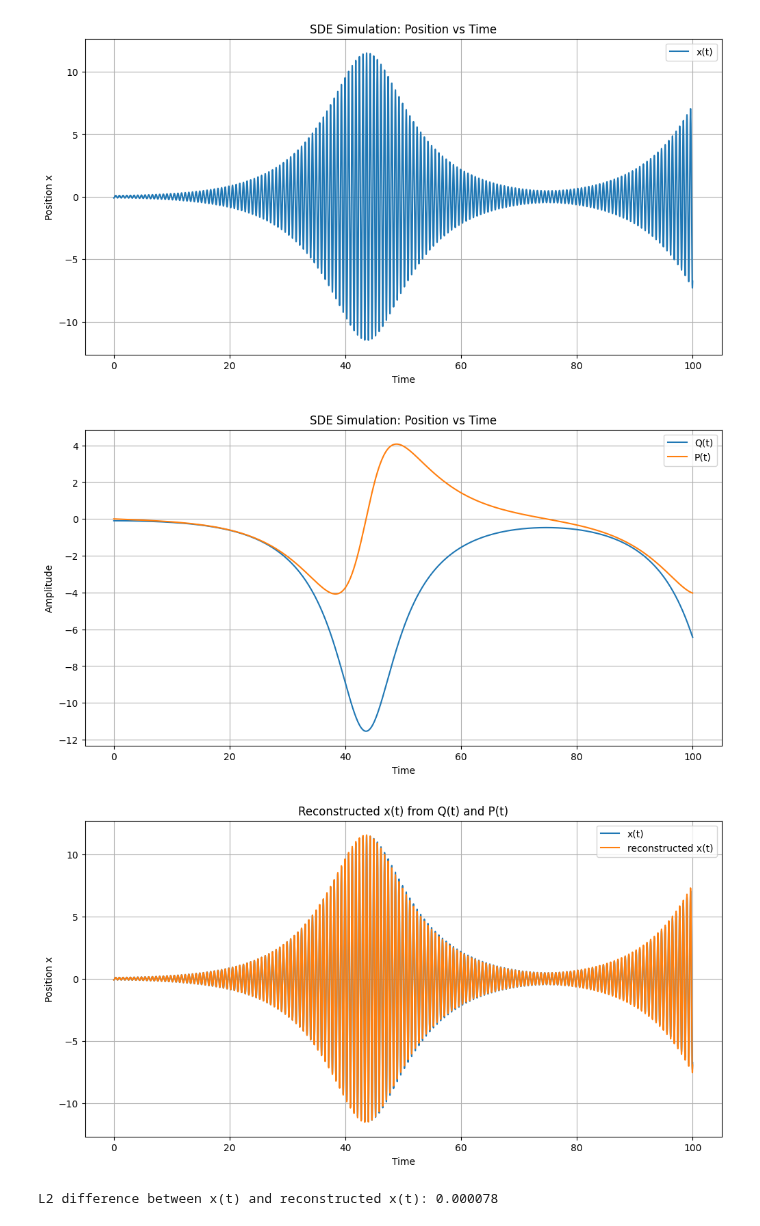
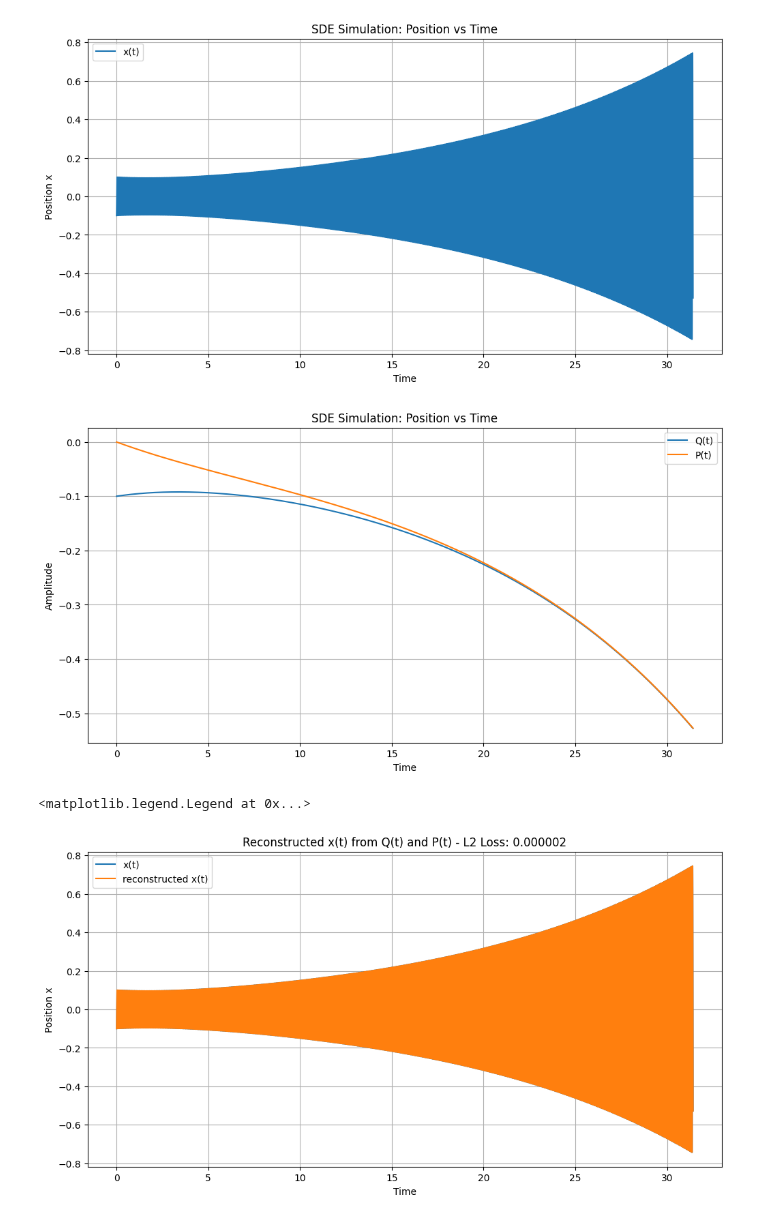
Before and after one commit to cyboesch/oscillator_dev, a Jupyter notebook: thermoai/notebooks/rotating_frame_realAnsatz.ipynb, the cells around one changed output. Drawn from its saved outputs; the diff is of its cells as text; code cells hidden in the pictures.

```diff
--- a/thermoai/notebooks/rotating_frame_realAnsatz.ipynb
+++ b/thermoai/notebooks/rotating_frame_realAnsatz.ipynb
@@ -16,12 +16,12 @@ jax.config.update("jax_enable_x64", True)
 
 # Physical Constants and Parameters
 M = 1.0
-w_0 = 10.0          # Natural frequency (rad/s)
+w_0 = 100.0          # Natural frequency (rad/s)
 w_p = 2*w_0*1.0      # Driving frequency (rad/s), near 2*w_0 for w_p resonance
-F_p = 5.
-# Amplitude of the w_p driving
-GAMMA= 1/10000              # Damping coefficient
-gamma = .05*1.0              # Nonlinearity coefficient (Duffing term)
+F_p = 50. #/w_0**2      # Amplitude of the w_p driving
+Q = 1000.0
+GAMMA= w_0/(2*Q)              # Damping coefficient
+gamma = 100*.05*1.0              # Nonlinearity coefficient (Duffing term)
 
 k_B = 1.0             # Boltzmann's constant (arbitrary units for simulation)
 T = 300.0             # Temperature (K)
@@ -33,7 +33,7 @@ args = (M, w_0, w_p,GAMMA, gamma, F_p)
 
 # Simulation Parameters
 t0 = 0.0               # Start time
-t1 = 100.0              # End time
+t1 = 1000*((2*jnp.pi)/w_p)              # End time
 dt0 = 0.0001
 ts = jnp.linspace(t0, t1, 100000)
 
@@ -167,7 +162,7 @@ plt.grid(True)
 plt.legend()
 plt.show()
 # %% [output]
-[figure, old version]
+[figure, new version]
 # %%
 terms_QP = MultiTerm(ODETerm(drift_QP_fn), ControlTerm(diffusion_QP_fn, brownian_motion))
 # Define the time points for sampling
@@ -199,33 +194,30 @@ plt.grid(True)
 plt.legend()
 plt.show()
 # %% [output]
-[figure, old version]
+[figure, new version]
 # %%
 def reconstruct_x(t, Q, P):
     """
     Reconstruct x(t) from Q(t) and P(t).
     """
     return Q * jnp.cos(w_0 * t) + P * jnp.sin(w_0 * t)
 
 
+# After the plotting code in cell [9], add:
+
+# Compute L2 difference
+l2_diff = jnp.sqrt(jnp.mean((sde_samples_x[:, 0] - reconstruct_x(ts, sde_samples_QP[:, 0], sde_samples_QP[:, 1]))**2))/jnp.linalg.norm(sde_samples_x[:, 0])
+
 plt.figure(figsize=(12, 6))
 plt.plot(ts, sde_samples_x[:, 0], label='x(t)')
 plt.plot(ts, reconstruct_x(ts, sde_samples_QP[:, 0], sde_samples_QP[:, 1]), label='reconstructed x(t)')
 plt.xlabel('Time')
 plt.ylabel('Position x')
-plt.title('Reconstructed x(t) from Q(t) and P(t)')
+plt.title(f'Reconstructed x(t) from Q(t) and P(t) - L2 Loss: {l2_diff:.6f}')
 plt.grid(True)
 plt.legend()
-plt.show()
 # %% [output]
+<matplotlib.legend.Legend at 0x...>
-[figure, old version]
+[figure, new version]
-# %%
-# After the plotting code in cell [9], add:
-
-# Compute L2 difference
-l2_diff = jnp.sqrt(jnp.mean((sde_samples_x[:, 0] - reconstruct_x(ts, sde_samples_QP[:, 0], sde_samples_QP[:, 1]))**2))/jnp.linalg.norm(sde_samples_x[:, 0])
-print(f"L2 difference between x(t) and reconstructed x(t): {l2_diff:.6f}")
-# %% [output]
-L2 difference between x(t) and reconstructed x(t): 0.000078
 # %%
 # Create contour plot of Hamiltonian as before
```
Also changed, not shown: parts of 4 cells of this notebook.
